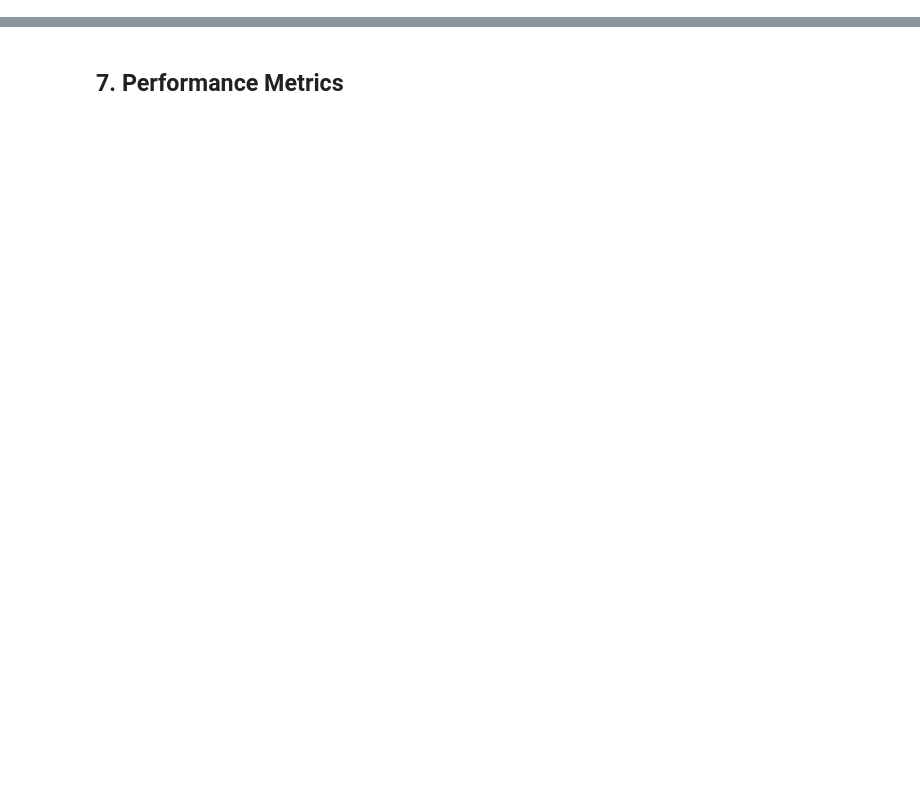
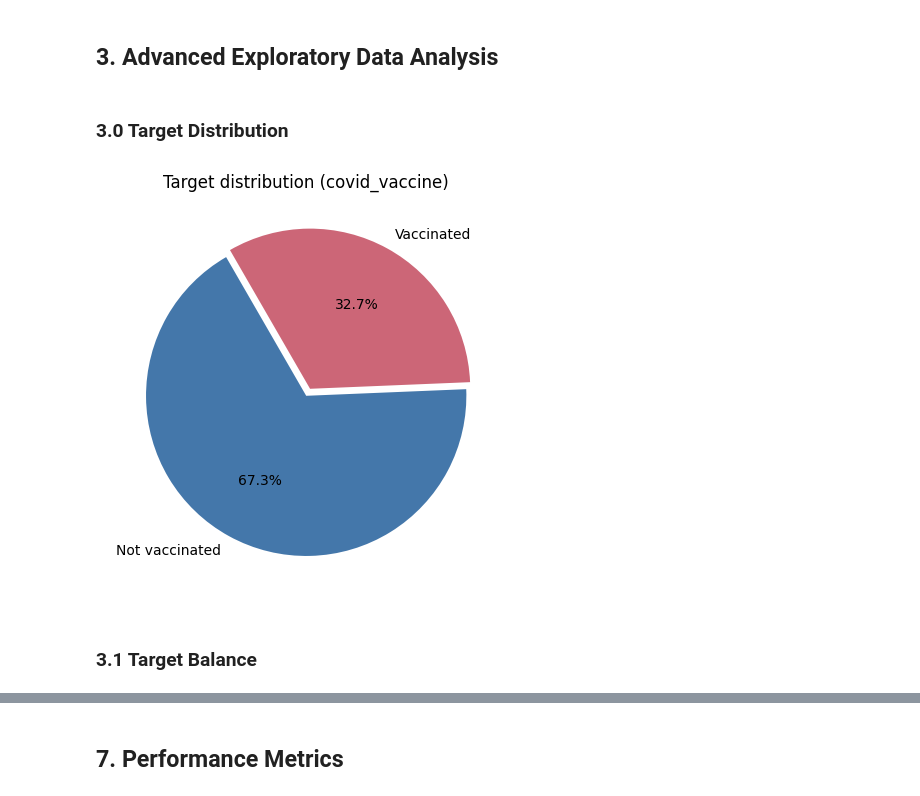
Before and after one commit to GroupS-hackathon/challenge_submission_group_S, a Jupyter notebook: challenge_submission_group_S.ipynb, the cells around one changed output, grey strips where cells are left out. Drawn from its saved outputs; the diff is of its cells as text; code cells hidden in the pictures; blank space fills up the shorter version.

```diff
--- a/challenge_submission_group_S.ipynb
+++ b/challenge_submission_group_S.ipynb
@@ -378,0 +79,13 @@ Gradient Boosting ROC-AUC: 0.8566
+# %% [markdown]
+## **3. Advanced Exploratory Data Analysis**
+# %% [markdown]
+### **3.0 Target Distribution**
+# %%
+vc=pd.Series(y).value_counts().sort_index()
+plt.figure(figsize=(5.2,5.2))
+plt.pie(vc.values,labels=['Not vaccinated','Vaccinated'],colors=['#4477aa','#cc6677'],autopct='%1.1f%%',startangle=120,explode=(0,0.05))
+plt.title('Target distribution (covid_vaccine)'); plt.show()
+# %% [output]
+[figure, added]
+# %% [markdown]
+### **3.1 Target Balance**
```
Also changed, not shown: parts of 89 cells of this notebook.
